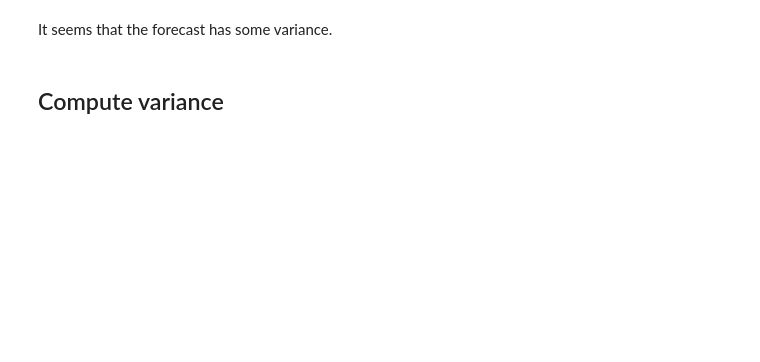
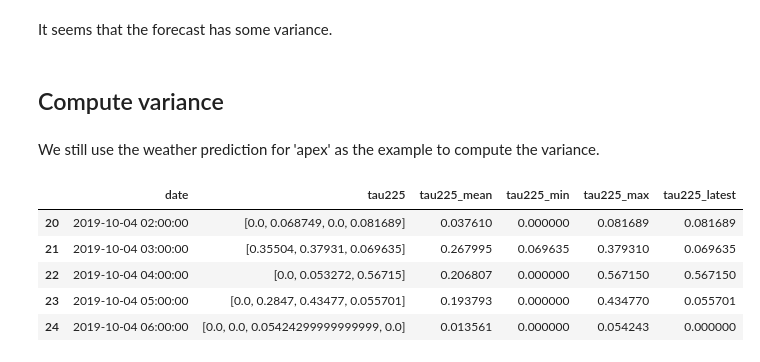
Before and after one commit to Ziyi415/AC297r_2019_BlackHole, a Jupyter notebook: notebooks/EDA.ipynb, the cells around one changed output. Saved outputs shown, nothing was run; the diff lists cells and outputs as text; code cells hidden in the pictures; blank space fills up the shorter version.

Commit message:
upload the variance computation part

```diff
--- a/notebooks/EDA.ipynb
+++ b/notebooks/EDA.ipynb
@@ -92,3 +98,5 @@ plt.show()
 It seems that the forecast has some variance.
 # %% [markdown]
 ## Compute variance
+# %% [markdown]
+We still use the weather prediction for 'apex' as the example to compute the variance.
@@ -94,0 +113,9 @@ It seems that the forecast has some variance.
+# %%
+df_tau_all.iloc[20:25]
+# %% [output]
+|  | date | tau225 | tau225_mean | tau225_min | tau225_max | tau225_latest |
+| 20 | 2019-10-04 02:00:00 | [0.0, 0.068749, 0.0, 0.081689] | 0.037610 | 0.000000 | 0.081689 | 0.081689 |
+| 21 | 2019-10-04 03:00:00 | [0.35504, 0.37931, 0.069635] | 0.267995 | 0.069635 | 0.379310 | 0.069635 |
+| 22 | 2019-10-04 04:00:00 | [0.0, 0.053272, 0.56715] | 0.206807 | 0.000000 | 0.567150 | 0.567150 |
+| 23 | 2019-10-04 05:00:00 | [0.0, 0.2847, 0.43477, 0.055701] | 0.193793 | 0.000000 | 0.434770 | 0.055701 |
+| 24 | 2019-10-04 06:00:00 | [0.0, 0.0, 0.05424299999999999, 0.0] | 0.013561 | 0.000000 | 0.054243 | 0.000000 |
```
Also changed, not shown: parts of 15 cells of this notebook.
